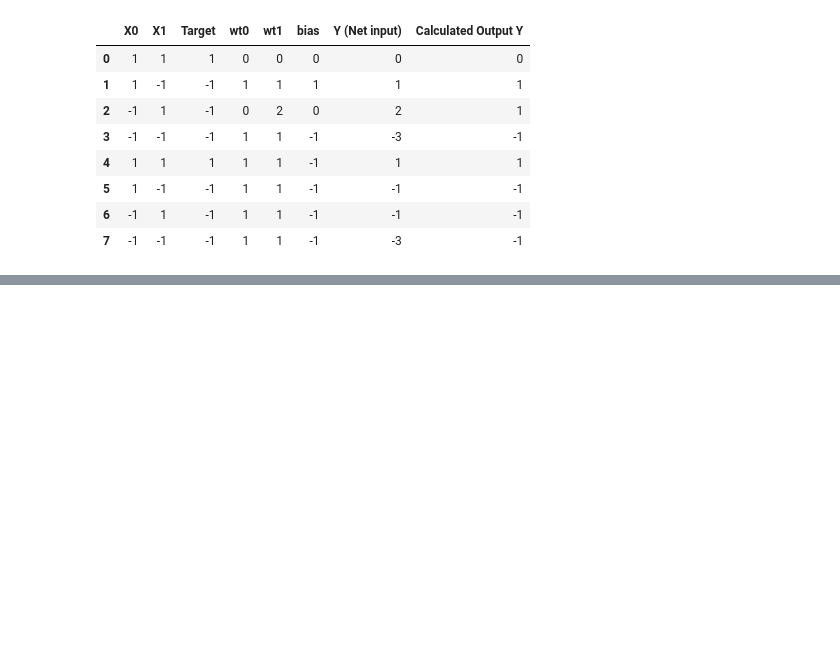
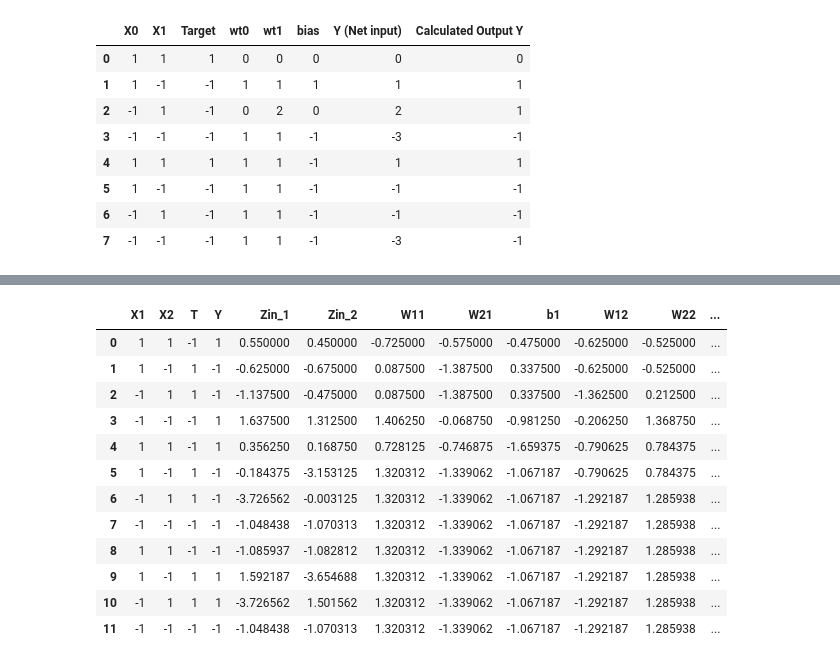
Before and after one commit to Pramodgopinathan/DeepLearning, a Jupyter notebook: Deep_Learning.ipynb, the cells around one changed output, grey strips where cells are left out. Saved outputs shown, nothing was run; the diff lists cells and outputs as text; code cells hidden in the pictures; blank space fills up the shorter version.

```diff
--- a/Deep_Learning.ipynb
+++ b/Deep_Learning.ipynb
@@ -228,0 +536,18 @@ df
+# %%
+df_new= pd.DataFrame({'Y':final_y,'Zin_1':final_zin_1,'Zin_2': final_zin_2,'W11':final_w11,'W21': final_w21,'b1': final_b1,'W12':final_w12,'W22': final_w22,'b2':final_b2})
+df_final_madaline= pd.concat([df_new_1,df_new],axis=1)
+df_final_madaline
+# %% [output]
+|  | X1 | X2 | T | Y | Zin_1 | Zin_2 | W11 | W21 | b1 | W12 | W22 | ... |
+| 0 | 1 | 1 | -1 | 1 | 0.550000 | 0.450000 | -0.725000 | -0.575000 | -0.475000 | -0.625000 | -0.525000 | ... |
+| 1 | 1 | -1 | 1 | -1 | -0.625000 | -0.675000 | 0.087500 | -1.387500 | 0.337500 | -0.625000 | -0.525000 | ... |
+| 2 | -1 | 1 | 1 | -1 | -1.137500 | -0.475000 | 0.087500 | -1.387500 | 0.337500 | -1.362500 | 0.212500 | ... |
+| 3 | -1 | -1 | -1 | 1 | 1.637500 | 1.312500 | 1.406250 | -0.068750 | -0.981250 | -0.206250 | 1.368750 | ... |
+| 4 | 1 | 1 | -1 | 1 | 0.356250 | 0.168750 | 0.728125 | -0.746875 | -1.659375 | -0.790625 | 0.784375 | ... |
+| 5 | 1 | -1 | 1 | -1 | -0.184375 | -3.153125 | 1.320312 | -1.339062 | -1.067187 | -0.790625 | 0.784375 | ... |
+| 6 | -1 | 1 | 1 | -1 | -3.726562 | -0.003125 | 1.320312 | -1.339062 | -1.067187 | -1.292187 | 1.285938 | ... |
+| 7 | -1 | -1 | -1 | -1 | -1.048438 | -1.070313 | 1.320312 | -1.339062 | -1.067187 | -1.292187 | 1.285938 | ... |
+| 8 | 1 | 1 | -1 | -1 | -1.085937 | -1.082812 | 1.320312 | -1.339062 | -1.067187 | -1.292187 | 1.285938 | ... |
+| 9 | 1 | -1 | 1 | 1 | 1.592187 | -3.654688 | 1.320312 | -1.339062 | -1.067187 | -1.292187 | 1.285938 | ... |
+| 10 | -1 | 1 | 1 | 1 | -3.726562 | 1.501562 | 1.320312 | -1.339062 | -1.067187 | -1.292187 | 1.285938 | ... |
+| 11 | -1 | -1 | -1 | -1 | -1.048438 | -1.070313 | 1.320312 | -1.339062 | -1.067187 | -1.292187 | 1.285938 | ... |
```
Also changed, not shown: parts of 11 cells of this notebook.
